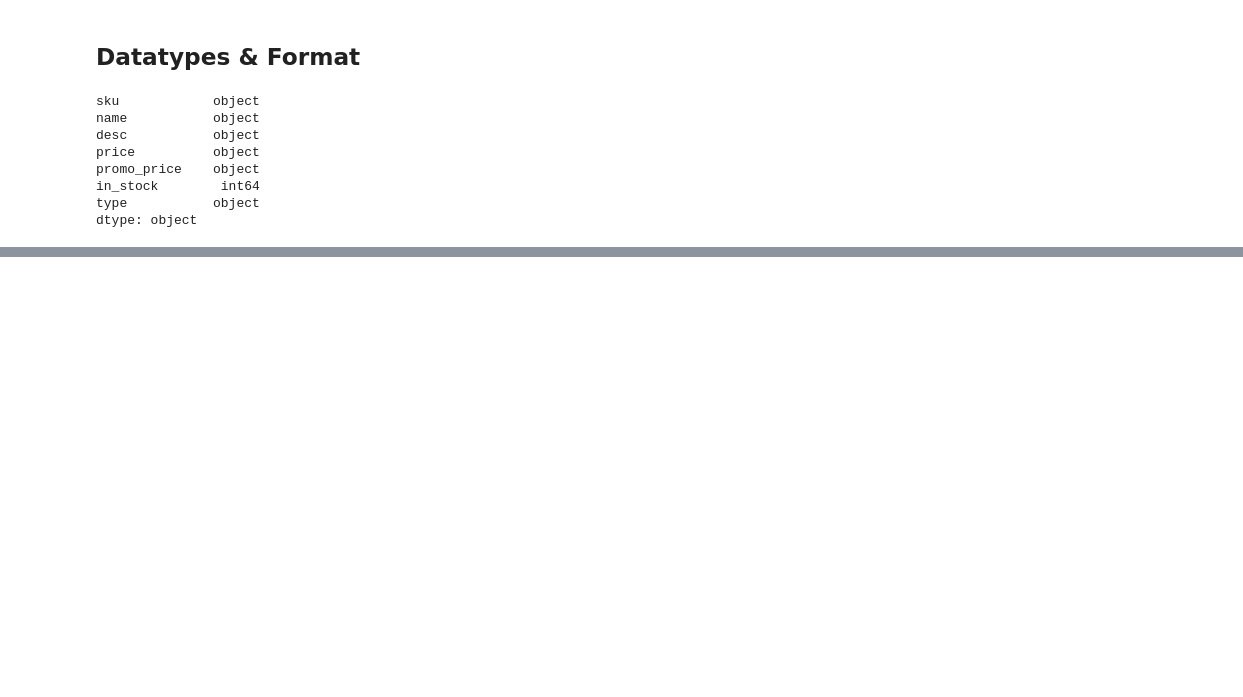
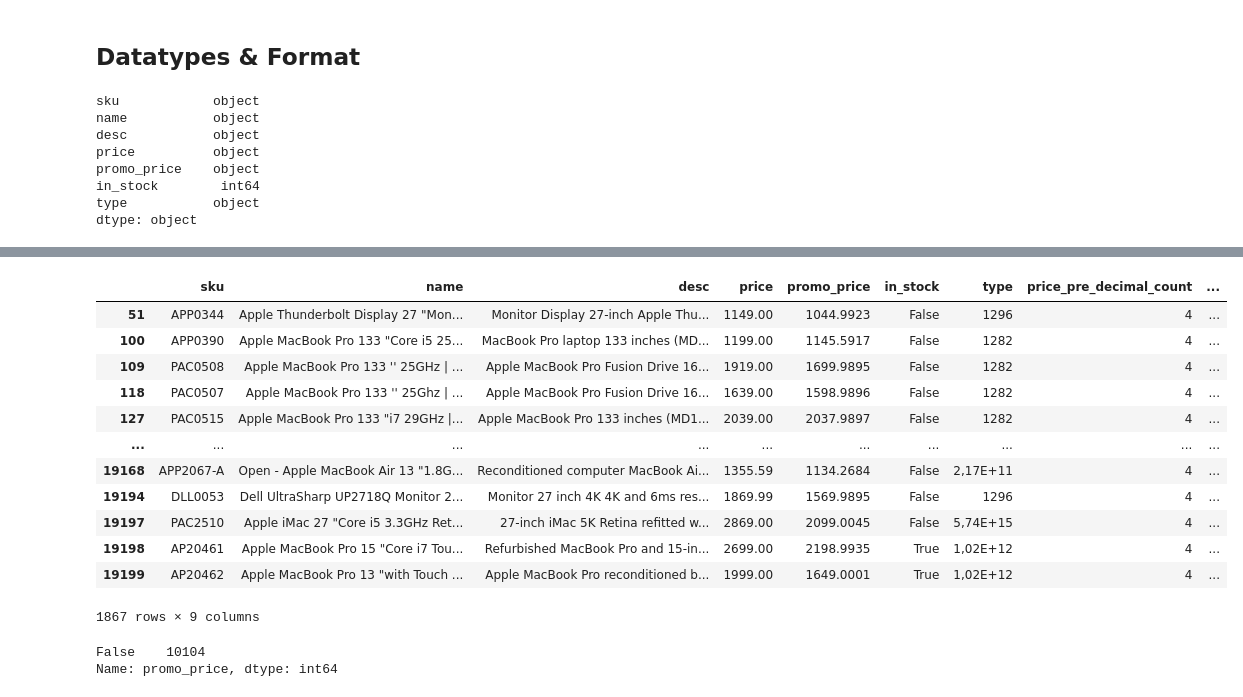
Before and after one commit to MerleSt/Eniac, a Jupyter notebook: Products.ipynb, the cells around one changed output, grey strips where cells are left out. Cells and saved outputs as stored; diff of their text form; code cells hidden in the pictures; blank space fills up the shorter version.

```diff
--- a/Products.ipynb
+++ b/Products.ipynb
@@ -149,0 +310,41 @@ dtype: object
+# %%
+def correct_promo_price(row):
+    # Check if there are two dots in promo_price
+    if row['promo_price'].count('.') == 2:
+        # If both counts are equal, drop the first dot
+        if row['price_pre_decimal_count'] == row['promo_price_pre_decimal_count']:
+            corrected = row['promo_price'].replace('.', '', 1)  # replace the first dot occurrence only
+            return corrected
+
+    # Your original condition
+    if row['price_pre_decimal_count'] != row['promo_price_pre_decimal_count']:
+        corrected = row['promo_price'].replace('.', '')
+        split_index = row['price_pre_decimal_count']
+        corrected = corrected[:split_index] + '.' + corrected[split_index:]
+        return corrected
+
+    return row['promo_price']
+
+products['promo_price'] = products.apply(lambda row: correct_promo_price(row), axis=1)
+
+# Print rows where price is greater than 1000
+products.loc[products['price'] > 1000]
+# %% [output]
+|  | sku | name | desc | price | promo_price | in_stock | type | price_pre_decimal_count | ... |
+| 51 | APP0344 | Apple Thunderbolt Display 27 "Mon... | Monitor Display 27-inch Apple Thu... | 1149.00 | 1044.9923 | False | 1296 | 4 | ... |
+| 100 | APP0390 | Apple MacBook Pro 133 "Core i5 25... | MacBook Pro laptop 133 inches (MD... | 1199.00 | 1145.5917 | False | 1282 | 4 | ... |
+| 109 | PAC0508 | Apple MacBook Pro 133 '' 25GHz | ... | Apple MacBook Pro Fusion Drive 16... | 1919.00 | 1699.9895 | False | 1282 | 4 | ... |
+| 118 | PAC0507 | Apple MacBook Pro 133 '' 25Ghz | ... | Apple MacBook Pro Fusion Drive 16... | 1639.00 | 1598.9896 | False | 1282 | 4 | ... |
+| 127 | PAC0515 | Apple MacBook Pro 133 "i7 29GHz |... | Apple MacBook Pro 133 inches (MD1... | 2039.00 | 2037.9897 | False | 1282 | 4 | ... |
+| ... | ... | ... | ... | ... | ... | ... | ... | ... | ... |
+| 19168 | APP2067-A | Open - Apple MacBook Air 13 "1.8G... | Reconditioned computer MacBook Ai... | 1355.59 | 1134.2684 | False | 2,17E+11 | 4 | ... |
+| 19194 | DLL0053 | Dell UltraSharp UP2718Q Monitor 2... | Monitor 27 inch 4K 4K and 6ms res... | 1869.99 | 1569.9895 | False | 1296 | 4 | ... |
+| 19197 | PAC2510 | Apple iMac 27 "Core i5 3.3GHz Ret... | 27-inch iMac 5K Retina refitted w... | 2869.00 | 2099.0045 | False | 5,74E+15 | 4 | ... |
+| 19198 | AP20461 | Apple MacBook Pro 15 "Core i7 Tou... | Refurbished MacBook Pro and 15-in... | 2699.00 | 2198.9935 | True | 1,02E+12 | 4 | ... |
+| 19199 | AP20462 | Apple MacBook Pro 13 "with Touch ... | Apple MacBook Pro reconditioned b... | 1999.00 | 1649.0001 | True | 1,02E+12 | 4 | ... |
+1867 rows × 9 columns
+# %%
+products.promo_price.str.contains("\d+\.\d+\.\d+").value_counts()
+# %% [output]
+False    10104
+Name: promo_price, dtype: int64
```
Also changed, not shown: parts of 18 cells of this notebook, 2 other files.
